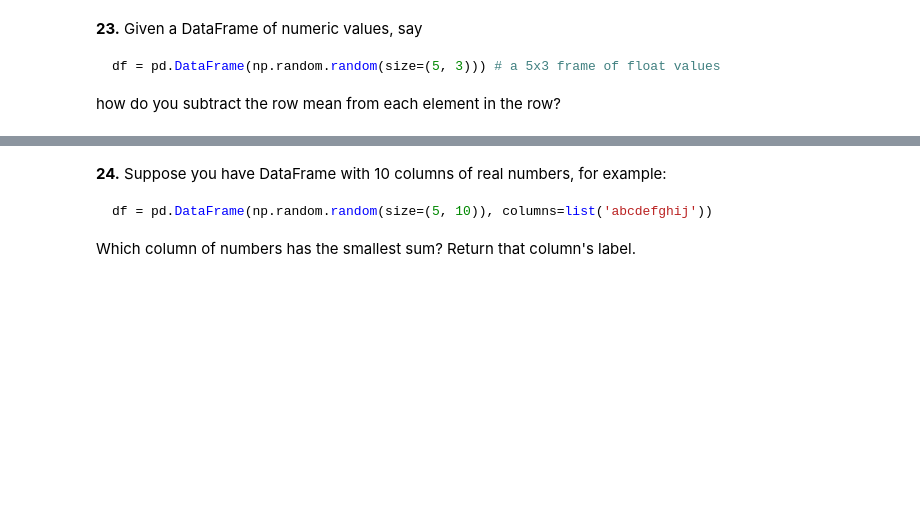
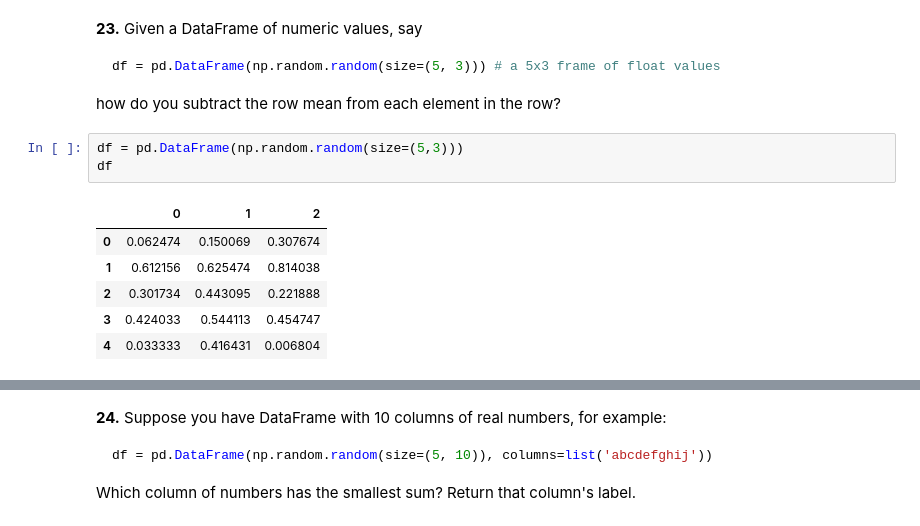
Before and after one commit to drksz/100-Pandas-Problems-Challenge, a Jupyter notebook: 100-pandas-puzzles.ipynb, the cells around one changed output, grey strips where cells are left out. Drawn from its saved outputs; the diff is of its cells as text; blank space fills up the shorter version.

````diff
--- a/100-pandas-puzzles.ipynb
+++ b/100-pandas-puzzles.ipynb
@@ -348,3 +360,13 @@ df = pd.DataFrame(np.random.random(size=(5, 3))) # a 5x3 frame of float values
 ```
 
 how do you subtract the row mean from each element in the row?
+# %%
+df = pd.DataFrame(np.random.random(size=(5,3)))
+df
+# %% [output]
+|  | 0 | 1 | 2 |
+| 0 | 0.062474 | 0.150069 | 0.307674 |
+| 1 | 0.612156 | 0.625474 | 0.814038 |
+| 2 | 0.301734 | 0.443095 | 0.221888 |
+| 3 | 0.424033 | 0.544113 | 0.454747 |
+| 4 | 0.033333 | 0.416431 | 0.006804 |
````
Also changed, not shown: parts of 2 cells of this notebook.
